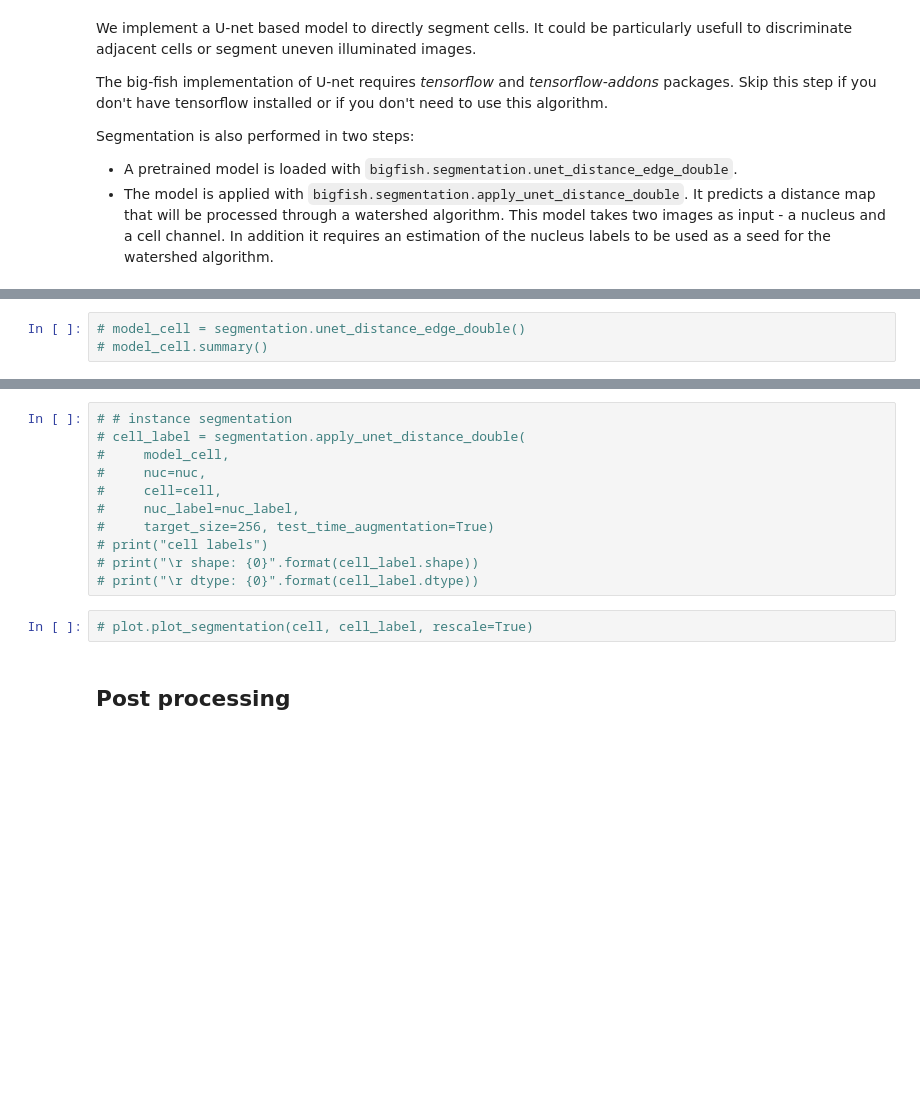
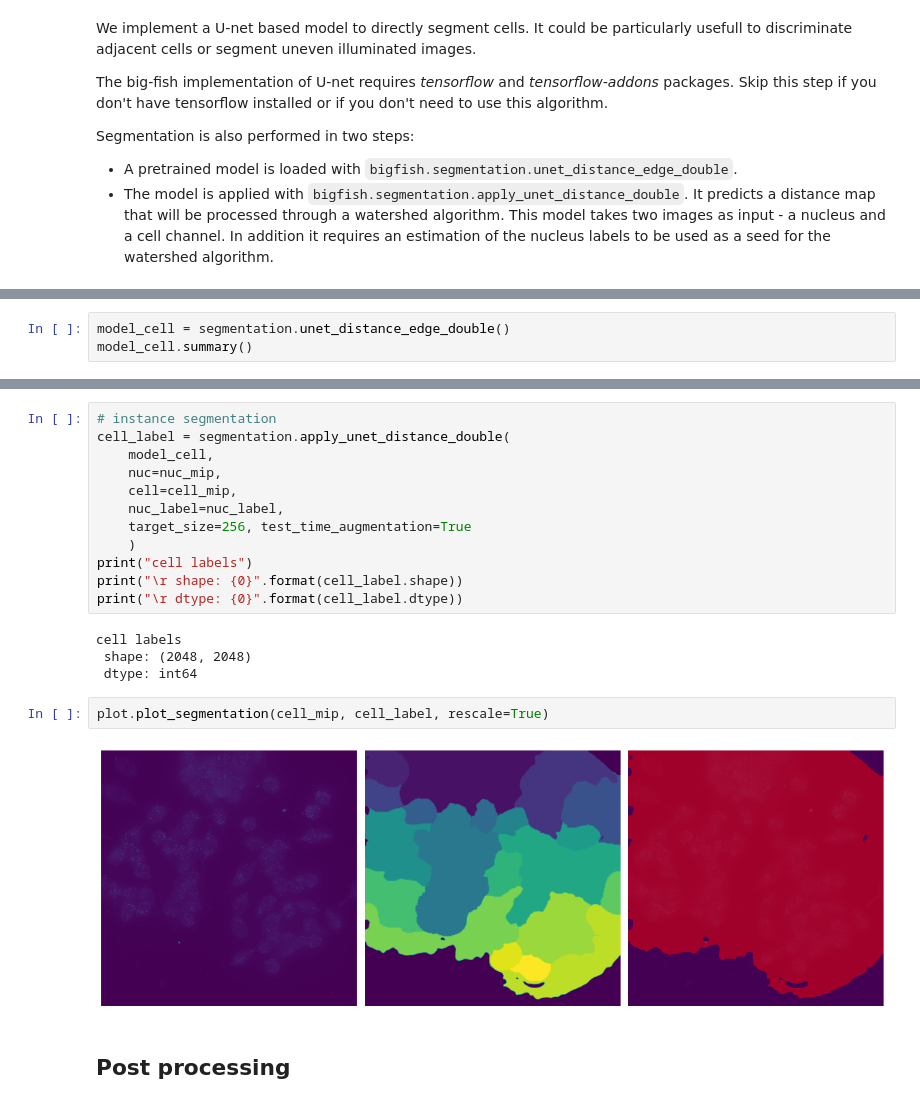
Before and after one commit to mspend/big-fish-examples, a Jupyter notebook: notebooks/4 - Segment nuclei and cells.ipynb, the cells around one changed output, grey strips where cells are left out. Drawn from its saved outputs; the diff is of its cells as text; blank space fills up the shorter version.

```diff
--- a/notebooks/4 - Segment nuclei and cells.ipynb
+++ b/notebooks/4 - Segment nuclei and cells.ipynb
@@ -207,3 +210,3 @@ Segmentation is also performed in two steps:
 # %%
-# model_cell = segmentation.unet_distance_edge_double()
-# model_cell.summary()
+model_cell = segmentation.unet_distance_edge_double()
+model_cell.summary()
@@ -210,16 +240,23 @@ Segmentation is also performed in two steps:
 # %%
-# # instance segmentation
-# cell_label = segmentation.apply_unet_distance_double(
-#     model_cell,
-#     nuc=nuc,
-#     cell=cell,
-#     nuc_label=nuc_label,
-#     target_size=256, test_time_augmentation=True)
-# print("cell labels")
-# print("\r shape: {0}".format(cell_label.shape))
-# print("\r dtype: {0}".format(cell_label.dtype))
+# instance segmentation
+cell_label = segmentation.apply_unet_distance_double(
+    model_cell,
+    nuc=nuc_mip,
+    cell=cell_mip,
+    nuc_label=nuc_label,
+    target_size=256, test_time_augmentation=True
+    )
+print("cell labels")
+print("\r shape: {0}".format(cell_label.shape))
+print("\r dtype: {0}".format(cell_label.dtype))
+# %% [output]
+cell labels
+ shape: (2048, 2048)
+ dtype: int64
 # %%
-# plot.plot_segmentation(cell, cell_label, rescale=True)
+plot.plot_segmentation(cell_mip, cell_label, rescale=True)
+# %% [output]
+[figure, added]
 # %% [markdown]
 ## Post processing
 # %% [markdown]
```
Also changed, not shown: parts of 6 cells of this notebook.
